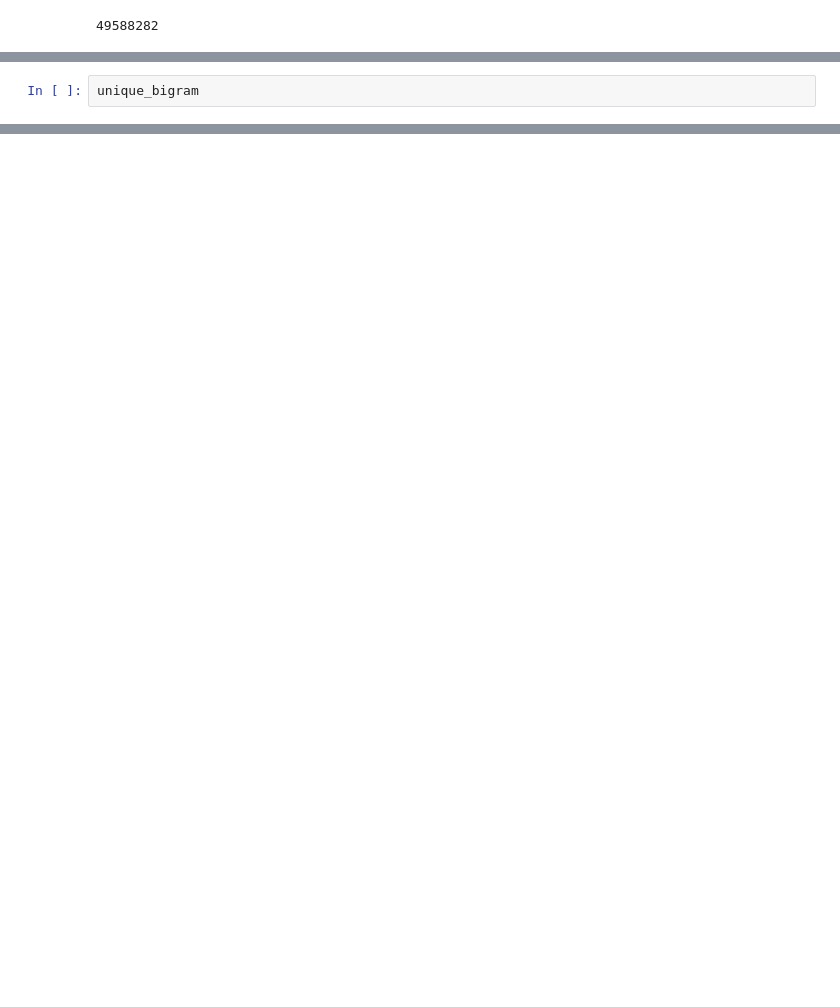
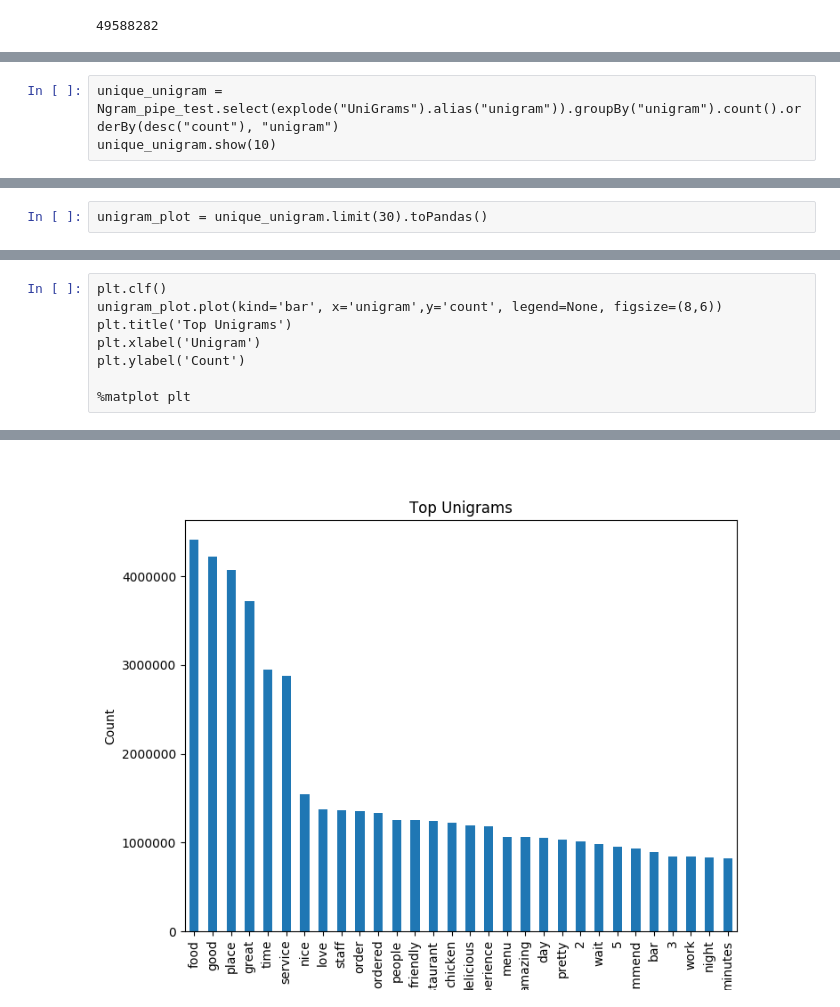
Before and after one commit to Necronoxia/Cdac_proj_yelp, a Jupyter notebook: EDA/ngram code.ipynb, the cells around one changed output, grey strips where cells are left out. Saved outputs shown, nothing was run; the diff lists cells and outputs as text; blank space fills up the shorter version.

Commit message:
Ngram done

```diff
--- a/EDA/ngram code.ipynb
+++ b/EDA/ngram code.ipynb
@@ -208,4 +249,5 @@ unique_bigram.orderBy(desc("count"), "bigram").show(10)
 +----------------+------+
 only showing top 10 rows
 # %%
-unique_bigram
+unique_unigram = Ngram_pipe_test.select(explode("UniGrams").alias("unigram")).groupBy("unigram").count().orderBy(desc("count"), "unigram")
+unique_unigram.show(10)
@@ -211,0 +285,2 @@ unique_bigram
+# %%
+unigram_plot = unique_unigram.limit(30).toPandas()
@@ -211,0 +289,9 @@ unique_bigram
+# %%
+plt.clf()
+unigram_plot.plot(kind='bar', x='unigram',y='count', legend=None, figsize=(8,6))
+plt.title('Top Unigrams')
+plt.xlabel('Unigram')
+plt.ylabel('Count')
+
+%matplot plt
+# %% [output]
@@ -211,0 +299 @@ unique_bigram
+[figure, added]
```
Also changed, not shown: parts of 15 cells of this notebook.
